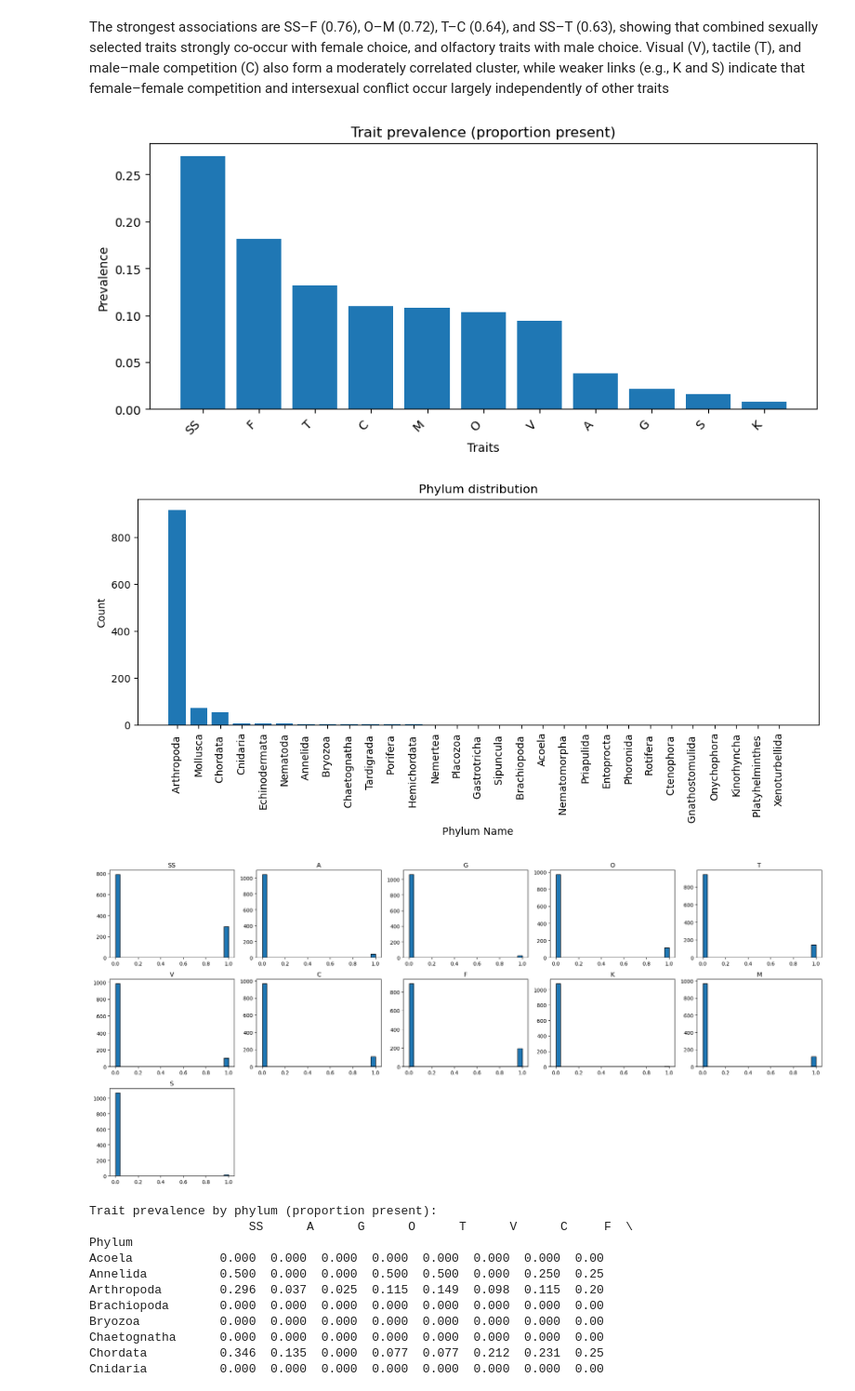
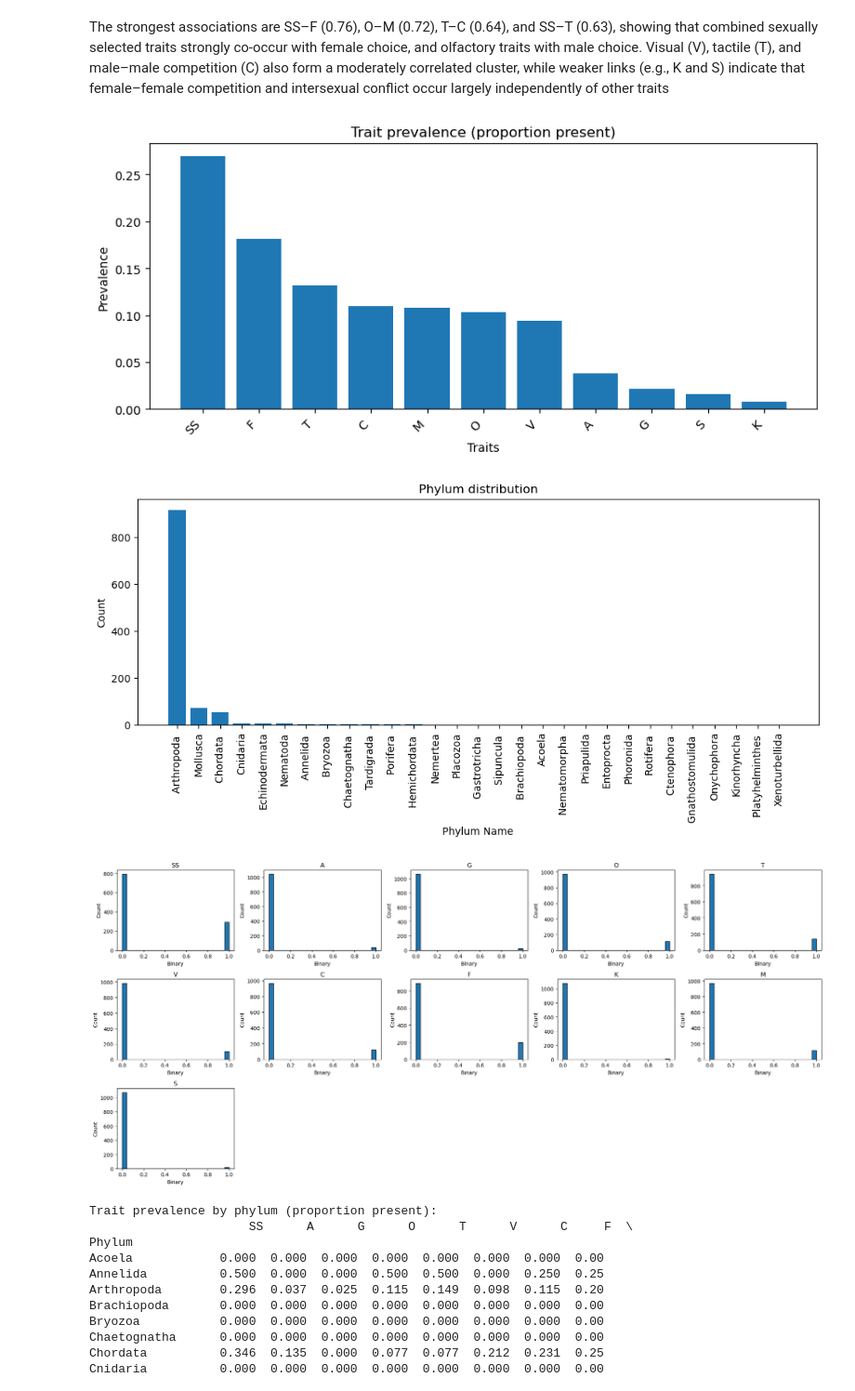
Before and after one commit to INFO-523-SU25/final-project-thompson, a Jupyter notebook: full_dataanalysis.ipynb, the cells around one changed output. Shown at 93% size. Cells and saved outputs as stored; diff of their text form; code cells hidden in the pictures.

```diff
--- a/full_dataanalysis.ipynb
+++ b/full_dataanalysis.ipynb
@@ -216,11 +207,10 @@ dtype: int64
 There are 29 unique phylum categories, while the other columns only have two unique values each, meaning they act like simple yes/no indicators for traits.
 # %%
 #outlier scan (IQR) – skip pure binary columns
-from math import isfinite
 print("\nOutlier scan (IQR):")
 for col in numeric_df.columns:
     vals = df1[col].dropna().unique()
-    # treat as binary if values subset of {0,1}
+    #treat as binary if values subset of {0,1}
     if set(vals).issubset({0,1,0.0,1.0}):
         print(f"{col}: skipped (binary)")
         continue
@@ -229,10 +219,10 @@ for col in numeric_df.columns:
     IQR = Q3 - Q1
     lo = Q1 - 1.5*IQR
     hi = Q3 + 1.5*IQR
-    mask = (df1[col] < lo) | (df[col] > hi)
-    cnt = int(mask.sum())
-    pct = 100*cnt/len(df)
-    print(f"{col}: {cnt} outliers ({pct:.2f}%)")
+    mask = (df1[col] < lo) | (df1[col] > hi) #mark values below Q1−1.5*IQR or above Q3+1.5*IQR as outliers
+    cnt = int(mask.sum()) #count how many outliers there are below or outside IQR
+    pct = 100*cnt/len(df1) #percentage of outliers
+    print(f"{col}: {cnt} outliers ({pct:.2f}%)") #reports outlier count and %
 # %% [output]
 Outlier scan (IQR):
 SS: skipped (binary)
@@ -328,38 +318,40 @@ if traits_present:
     plt.show()
 
 #phylum distribution
 if target_col:
     counts = df1[target_col].value_counts()
     plt.figure(figsize=(12,4))
     plt.bar(counts.index, counts.values)
     plt.title(f"{target_col} distribution")
     plt.ylabel("Count")
     plt.xlabel("Phylum Name")
     plt.xticks(rotation=90)
     plt.show()
 
-#histograms for numeric (binary will appear as spikes at 0/1)
+# histograms for numeric (binary will appear as spikes at 0/1)
 num_cols_list = list(numeric_df.columns)
 if num_cols_list:
     n = len(num_cols_list)
-    ncols = min(5, n)
-    nrows = (n + ncols - 1) // ncols
+    ncols = min(5, n) #cap grid at 5 columns wide
+    nrows = (n + ncols - 1) // ncols  #calculate plot rows so every plot fits neatly (e.g. 11 plots → (11+4)//5 = 3 rows)
     fig, axes = plt.subplots(nrows=nrows, ncols=ncols, figsize=(4*ncols, 3*nrows))
     axes = np.array(axes).reshape(-1) if isinstance(axes, np.ndarray) else [axes]
-    for i, col in enumerate(num_cols_list):
+    for i, col in enumerate(num_cols_list): #loop through each numeric column and assign it to a subplot
         ax = axes[i]
         ax.hist(df1[col].dropna(), bins=25, edgecolor="black")
         ax.set_title(col)
+        ax.set_xlabel("Binary")
+        ax.set_ylabel("Count")
     for ax in axes[n:]:
         ax.axis('off')
     plt.tight_layout()
     plt.show()
 else:
     print("\nNo numeric columns to plot.")
 # %% [output]
 [figure]
 [figure]
-[figure, old version]
+[figure, new version]
 # %%
 # traits by phylum (prevalence), if target exists
 if target_col and traits_present:
```
Also changed, not shown: parts of 15 cells of this notebook.
